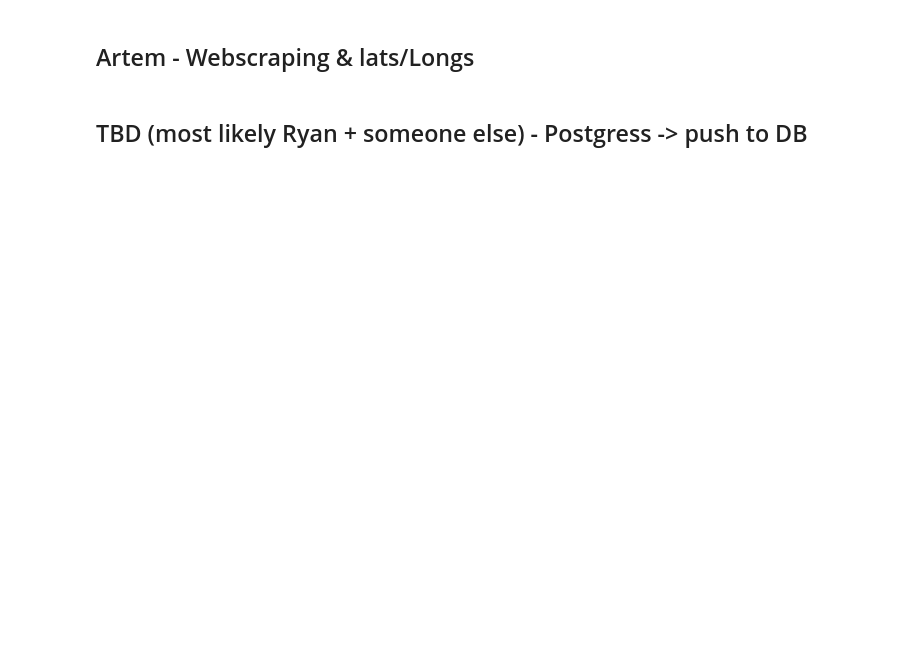
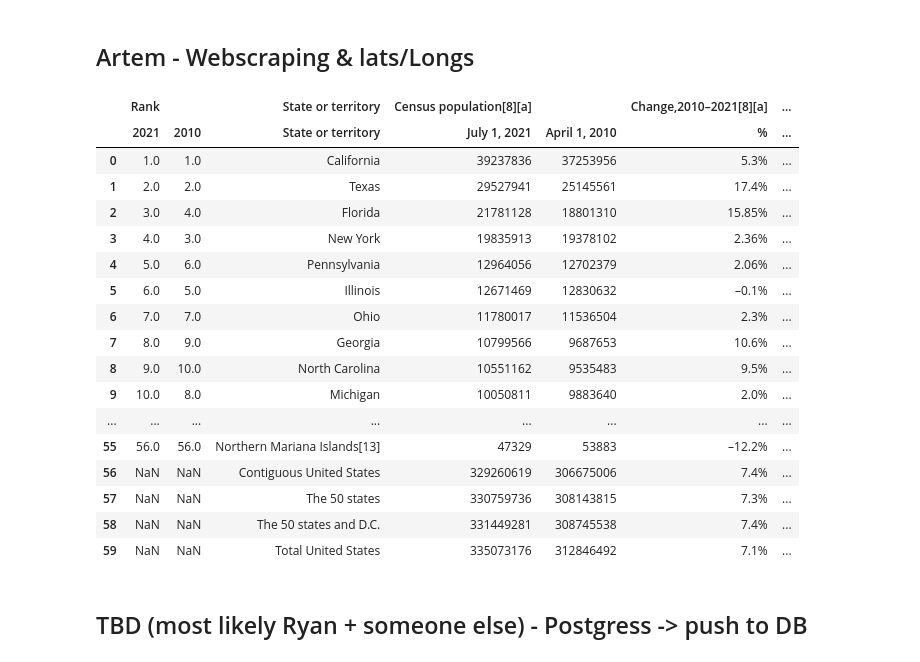
Before and after one commit to ailiushin/group5_project3, a Jupyter notebook: Renewable_Energy.ipynb, the cells around one changed output. Saved outputs shown, nothing was run; the diff lists cells and outputs as text; code cells hidden in the pictures; blank space fills up the shorter version.

```diff
--- a/Renewable_Energy.ipynb
+++ b/Renewable_Energy.ipynb
@@ -181,17 +221,36 @@ FileNotFoundError: [Errno 2] No such file or directory: 'input_data/Chicago_Crim
 ## Artem - Webscraping & lats/Longs
 # %%
 # proving url address
-url  = "https://en.wikipedia.org/wiki/List_of_U.S._states_and_territories_by_population#cite_note-5"
+url  = "https://simple.wikipedia.org/wiki/List_of_U.S._states_by_population"
 
 # sleep for 1 second before reading url
 time.sleep(1)
 
 # scrape wiki url
 wiki_data = pd.read_html(url)
 # type(wiki_data)
 
 # select the first table from the list of tables and convert to DataFrame
 population_table = pd.DataFrame(wiki_data[0])
 population_table
+# %% [output]
+|  | Rank |  | State or territory | Census population[8][a] |  | Change,2010–2021[8][a] | ... |
+|  | 2021 | 2010 | State or territory | July 1, 2021 | April 1, 2010 | % | ... |
+| 0 | 1.0 | 1.0 | California | 39237836 | 37253956 | 5.3% | ... |
+| 1 | 2.0 | 2.0 | Texas | 29527941 | 25145561 | 17.4% | ... |
+| 2 | 3.0 | 4.0 | Florida | 21781128 | 18801310 | 15.85% | ... |
+| 3 | 4.0 | 3.0 | New York | 19835913 | 19378102 | 2.36% | ... |
+| 4 | 5.0 | 6.0 | Pennsylvania | 12964056 | 12702379 | 2.06% | ... |
+| 5 | 6.0 | 5.0 | Illinois | 12671469 | 12830632 | –0.1% | ... |
+| 6 | 7.0 | 7.0 | Ohio | 11780017 | 11536504 | 2.3% | ... |
+| 7 | 8.0 | 9.0 | Georgia | 10799566 | 9687653 | 10.6% | ... |
+| 8 | 9.0 | 10.0 | North Carolina | 10551162 | 9535483 | 9.5% | ... |
+| 9 | 10.0 | 8.0 | Michigan | 10050811 | 9883640 | 2.0% | ... |
+| ... | ... | ... | ... | ... | ... | ... | ... |
+| 55 | 56.0 | 56.0 | Northern Mariana Islands[13] | 47329 | 53883 | –12.2% | ... |
+| 56 | NaN | NaN | Contiguous United States | 329260619 | 306675006 | 7.4% | ... |
+| 57 | NaN | NaN | The 50 states | 330759736 | 308143815 | 7.3% | ... |
+| 58 | NaN | NaN | The 50 states and D.C. | 331449281 | 308745538 | 7.4% | ... |
+| 59 | NaN | NaN | Total United States | 335073176 | 312846492 | 7.1% | ... |
 # %% [markdown]
 ## TBD (most likely Ryan + someone else) - Postgress -> push to DB
```
Also changed, not shown: parts of 6 cells of this notebook.
